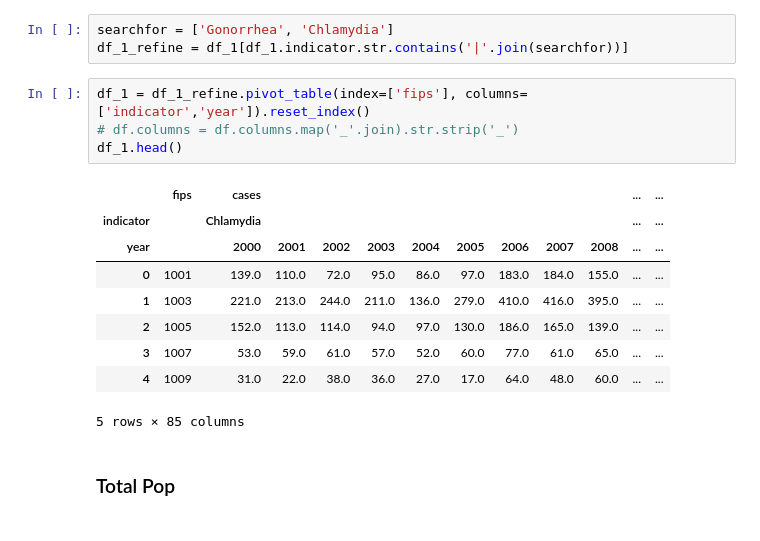
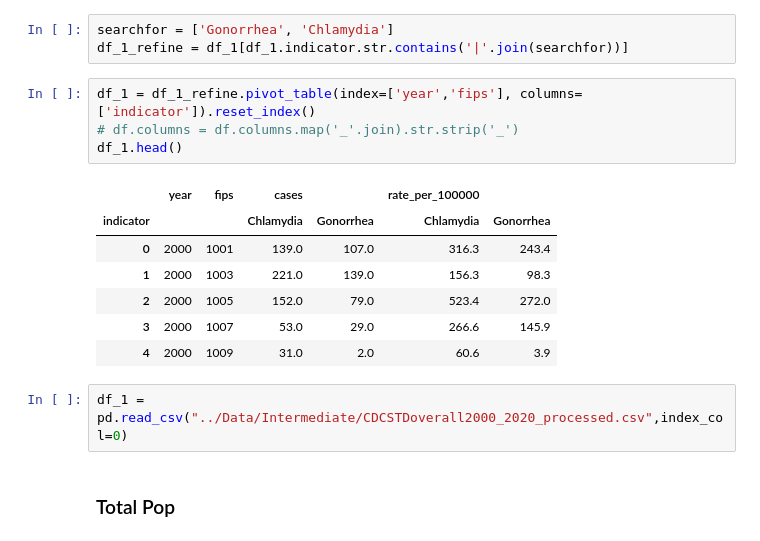
Before and after one commit to JayRPhilbrick/bdsi22dataminingsti, a Jupyter notebook: Notebooks/sti_2002_2020_2020_cov.ipynb, the cells around one changed output. Cells and saved outputs as stored; diff of their text form.

```diff
--- a/Notebooks/sti_2002_2020_2020_cov.ipynb
+++ b/Notebooks/sti_2002_2020_2020_cov.ipynb
@@ -34,19 +34,19 @@ df_1[['cases','year','rate_per_100000']] = df_1[['cases','year','rate_per_100000
 searchfor = ['Gonorrhea', 'Chlamydia']
 df_1_refine = df_1[df_1.indicator.str.contains('|'.join(searchfor))]
 # %%
-df_1 = df_1_refine.pivot_table(index=['fips'], columns=['indicator','year']).reset_index()
+df_1 = df_1_refine.pivot_table(index=['year','fips'], columns=['indicator']).reset_index()
 # df.columns = df.columns.map('_'.join).str.strip('_')
 df_1.head()
 # %% [output]
-|  | fips | cases |  |  |  |  |  |  |  |  | ... | ... |
-| indicator |  | Chlamydia |  |  |  |  |  |  |  |  | ... | ... |
-| year |  | 2000 | 2001 | 2002 | 2003 | 2004 | 2005 | 2006 | 2007 | 2008 | ... | ... |
-| 0 | 1001 | 139.0 | 110.0 | 72.0 | 95.0 | 86.0 | 97.0 | 183.0 | 184.0 | 155.0 | ... | ... |
-| 1 | 1003 | 221.0 | 213.0 | 244.0 | 211.0 | 136.0 | 279.0 | 410.0 | 416.0 | 395.0 | ... | ... |
-| 2 | 1005 | 152.0 | 113.0 | 114.0 | 94.0 | 97.0 | 130.0 | 186.0 | 165.0 | 139.0 | ... | ... |
-| 3 | 1007 | 53.0 | 59.0 | 61.0 | 57.0 | 52.0 | 60.0 | 77.0 | 61.0 | 65.0 | ... | ... |
-| 4 | 1009 | 31.0 | 22.0 | 38.0 | 36.0 | 27.0 | 17.0 | 64.0 | 48.0 | 60.0 | ... | ... |
+|  | year | fips | cases |  | rate_per_100000 |  |
+| indicator |  |  | Chlamydia | Gonorrhea | Chlamydia | Gonorrhea |
+| 0 | 2000 | 1001 | 139.0 | 107.0 | 316.3 | 243.4 |
+| 1 | 2000 | 1003 | 221.0 | 139.0 | 156.3 | 98.3 |
+| 2 | 2000 | 1005 | 152.0 | 79.0 | 523.4 | 272.0 |
+| 3 | 2000 | 1007 | 53.0 | 29.0 | 266.6 | 145.9 |
+| 4 | 2000 | 1009 | 31.0 | 2.0 | 60.6 | 3.9 |
-5 rows × 85 columns
+# %%
+df_1 = pd.read_csv("../Data/Intermediate/CDCSTDoverall2000_2020_processed.csv",index_col=0)
 # %% [markdown]
 ### Total Pop
 # %%
```
Also changed, not shown: parts of 10 cells of this notebook, 1 other file.
